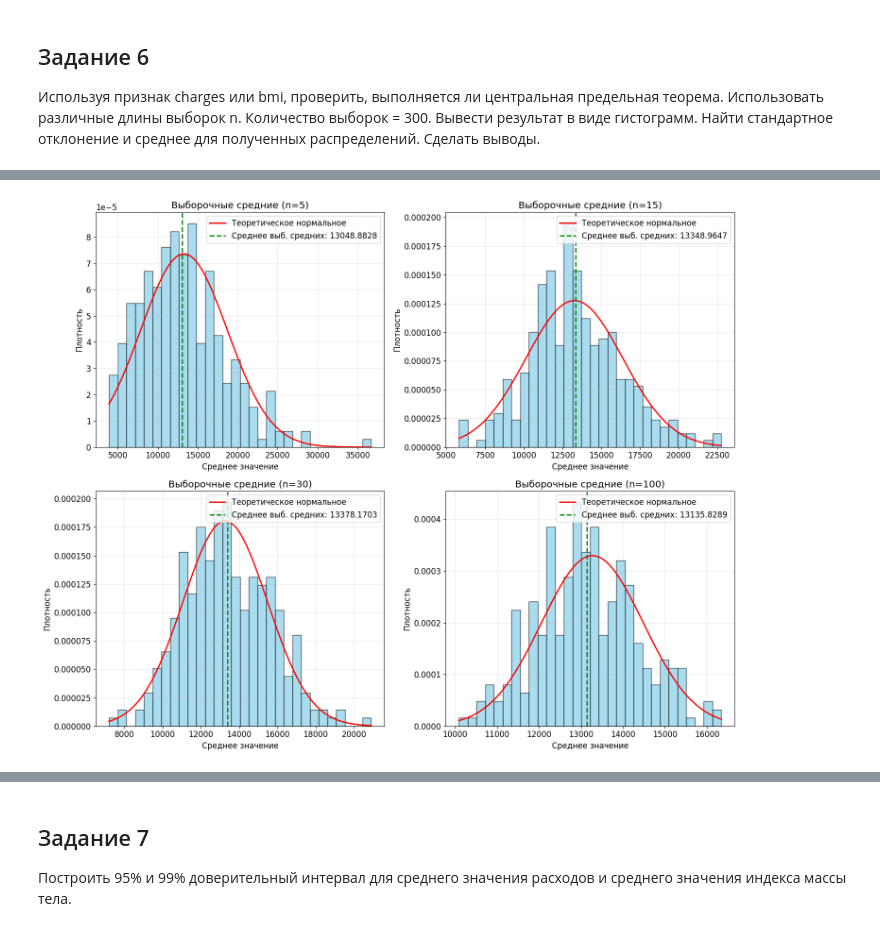
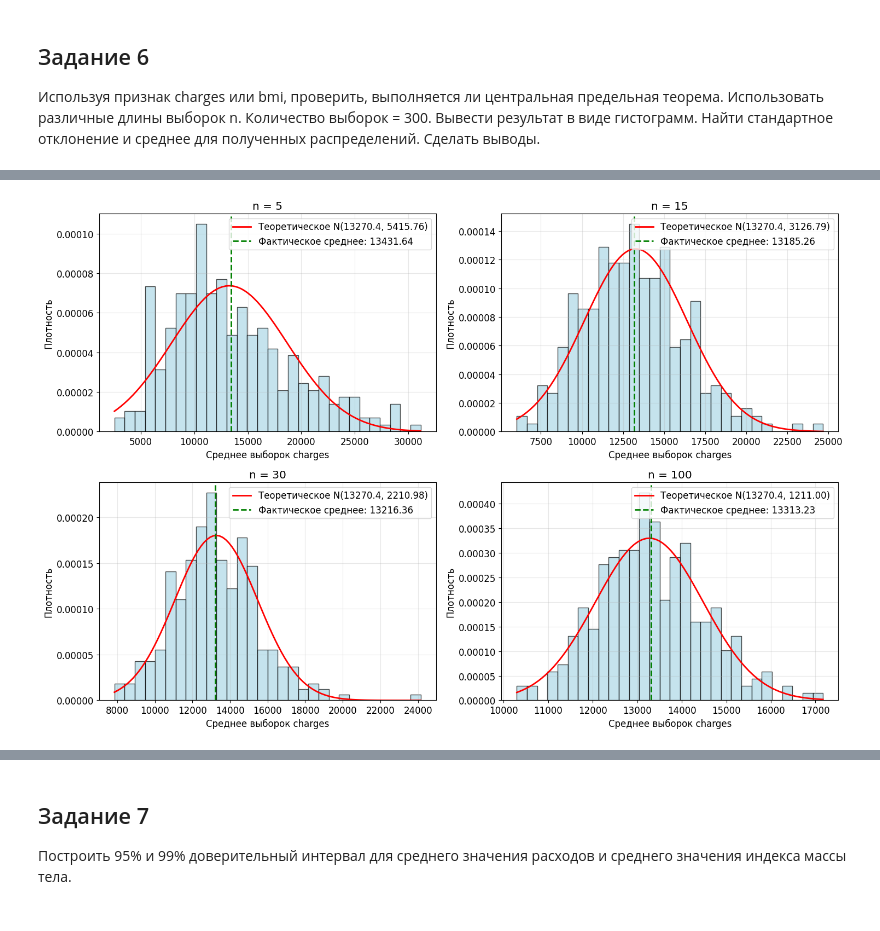
Before and after one commit to Gribbirg/big-data, a Jupyter notebook: practical_work_3/practical_work_3.ipynb, the cells around one changed output, grey strips where cells are left out. Cells and saved outputs as stored; diff of their text form; code cells hidden in the pictures.

```diff
--- a/practical_work_3/practical_work_3.ipynb
+++ b/practical_work_3/practical_work_3.ipynb
@@ -127,12 +179,15 @@ plt.show()
 # %%
-fig, axes = plt.subplots(2, 2, figsize=(15, 12))
-axes = axes.flatten()
+fig, axes = plt.subplots(2, 2, figsize=(15, 10))
+numerical_cols = ['age', 'bmi', 'children', 'charges']
 
-for i, col in enumerate(numeric_cols):
-    axes[i].boxplot(insurance_df[col])
-    axes[i].set_title(f'Box-plot для {col}')
-    axes[i].set_ylabel(col)
-    axes[i].grid(True, alpha=0.3)
+for i, col in enumerate(numerical_cols):
+    ax = axes[i//2, i%2]
+    ax.boxplot(insurance[col], patch_artist=True,
+               boxprops=dict(facecolor='lightblue', alpha=0.7),
+               medianprops=dict(color='red', linewidth=2))
+    ax.set_title(col)
+    ax.set_ylabel('Значения')
+    ax.grid(True, alpha=0.3)
 
 plt.tight_layout()
 plt.show()
@@ -142,52 +203,56 @@ plt.show()
 ## Задание 6
 Используя признак charges или bmi, проверить, выполняется ли центральная предельная теорема. Использовать различные длины выборок n. Количество выборок = 300. Вывести результат в виде гистограмм. Найти стандартное отклонение и среднее для полученных распределений. Сделать выводы.
 # %%
-def test_central_limit_theorem(data, sample_sizes, num_samples=300):
-    fig, axes = plt.subplots(2, 2, figsize=(15, 12))
-    axes = axes.flatten()
+def test_central_limit_theorem(data, column, sample_sizes, num_samples=300):
+    fig, axes = plt.subplots(2, 2, figsize=(15, 10))
 
-    population_mean = data.mean()
-    population_std = data.std()
+    population_mean = data[column].mean()
+    population_std = data[column].std()
 
-    print(f"Параметры генеральной совокупности:")
-    print(f"Среднее: {population_mean:.4f}")
-    print(f"Стандартное отклонение: {population_std:.4f}")
-    print()
+    print(f"Параметры генеральной совокупности ({column}):")
+    print(f"Среднее: {population_mean:.2f}")
+    print(f"Стандартное отклонение: {population_std:.2f}\n")
 
     for i, n in enumerate(sample_sizes):
         sample_means = []
+
         for _ in range(num_samples):
-            sample = np.random.choice(data, size=n, replace=True)
-            sample_means.append(np.mean(sample))
+            sample = data[column].sample(n, replace=True)
+            sample_means.append(sample.mean())
 
         sample_means = np.array(sample_means)
-        mean_of_means = np.mean(sample_means)
-        std_of_means = np.std(sample_means)
+
         theoretical_se = population_std / np.sqrt(n)
+        actual_std = sample_means.std()
+        actual_mean = sample_means.mean()
 
-        axes[i].hist(sample_means, bins=30, alpha=0.7, density=True, color='skyblue', edgecolor='black')
+        ax = axes[i//2, i%2]
+        ax.hist(sample_means, bins=30, alpha=0.7, density=True,
+                color='lightblue', edgecolor='black')
 
         x = np.linspace(sample_means.min(), sample_means.max(), 100)
-        y = norm.pdf(x, population_mean, theoretical_se)
-        axes[i].plot(x, y, 'r-', linewidth=2, label='Теоретическое нормальное')
+        normal_curve = stats.norm.pdf(x, population_mean, theoretical_se)
+        ax.plot(x, normal_curve, 'r-', linewidth=2,
+                label=f'Теоретическое N({population_mean:.1f}, {theoretical_se:.2f})')
 
-        axes[i].axvline(mean_of_means, color='green', linestyle='--', linewidth=2, label=f'Среднее выб. средних: {mean_of_means:.4f}')
+        ax.axvline(actual_mean, color='green', linestyle='--', linewidth=2,
+                   label=f'Фактическое среднее: {actual_mean:.2f}')
 
-        axes[i].set_title(f'Выборочные средние (n={n})')
-        axes[i].set_xlabel('Среднее значение')
-        axes[i].set_ylabel('Плотность')
-        axes[i].legend()
-        axes[i].grid(True, alpha=0.3)
+        ax.set_title(f'n = {n}')
+        ax.set_xlabel(f'Среднее выборок {column}')
+        ax.set_ylabel('Плотность')
+        ax.legend()
+        ax.grid(True, alpha=0.3)
 
-        print(f"Результаты для n={n}:")
-        print(f"  Среднее выборочных средних: {mean_of_means:.4f}")
-        print(f"  Стандартное отклонение выборочных средних: {std_of_means:.4f}")
-        print(f"  Теоретическая стандартная ошибка: {theoretical_se:.4f}")
-        print()
+        print(f"n = {n}:")
+        print(f"  Фактическое среднее выборочных средних: {actual_mean:.2f}")
+        print(f"  Фактическое стандартное отклонение: {actual_std:.2f}")
+        print(f"  Теоретическая стандартная ошибка: {theoretical_se:.2f}")
+        print(f"  Отношение факт/теор: {actual_std/theoretical_se:.3f}\n")
 
     plt.tight_layout()
     plt.show()
 
 sample_sizes = [5, 15, 30, 100]
-test_central_limit_theorem(insurance_df['charges'], sample_sizes)
+test_central_limit_theorem(insurance, 'charges', sample_sizes)
 # %% [output]
@@ -211 +276 @@ test_central_limit_theorem(insurance_df['charges'], sample_sizes)
-[figure, old version]
+[figure, new version]
```
Also changed, not shown: parts of 64 cells of this notebook, 4 other files.
